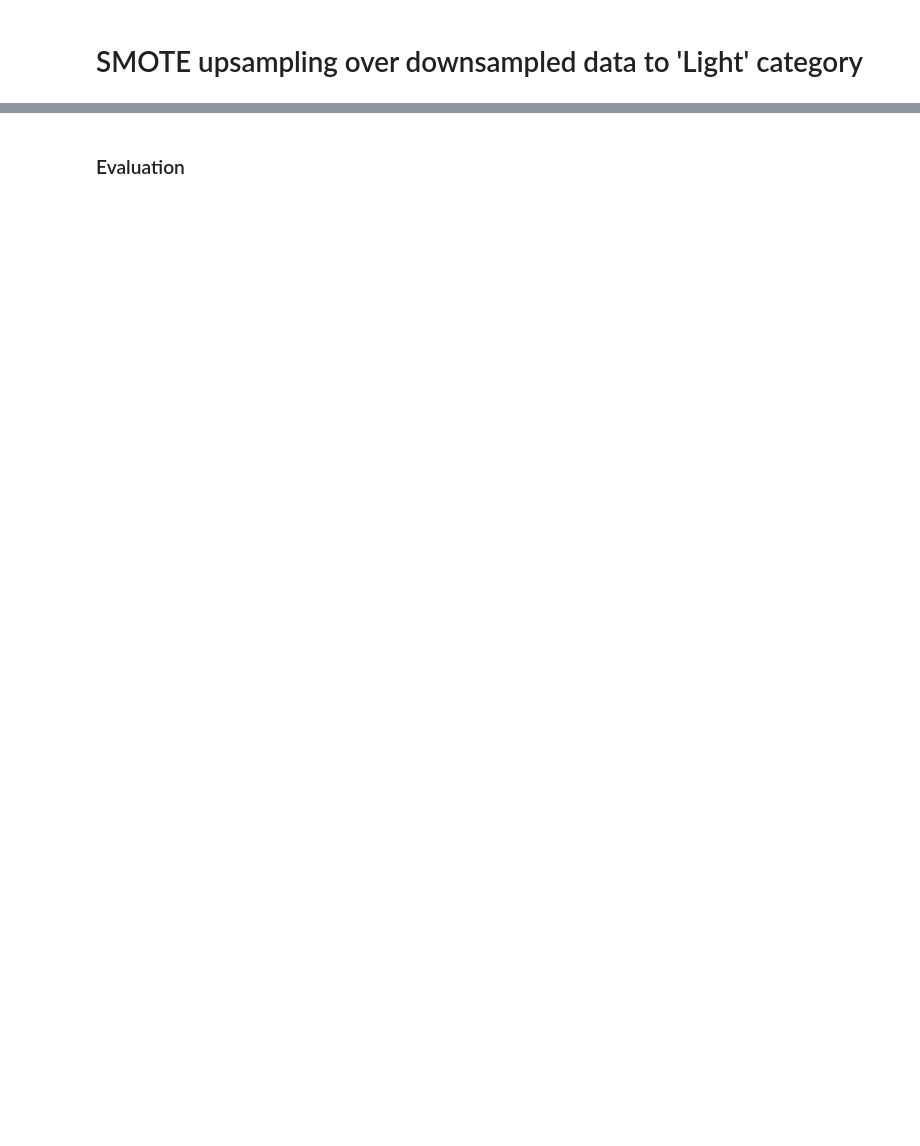
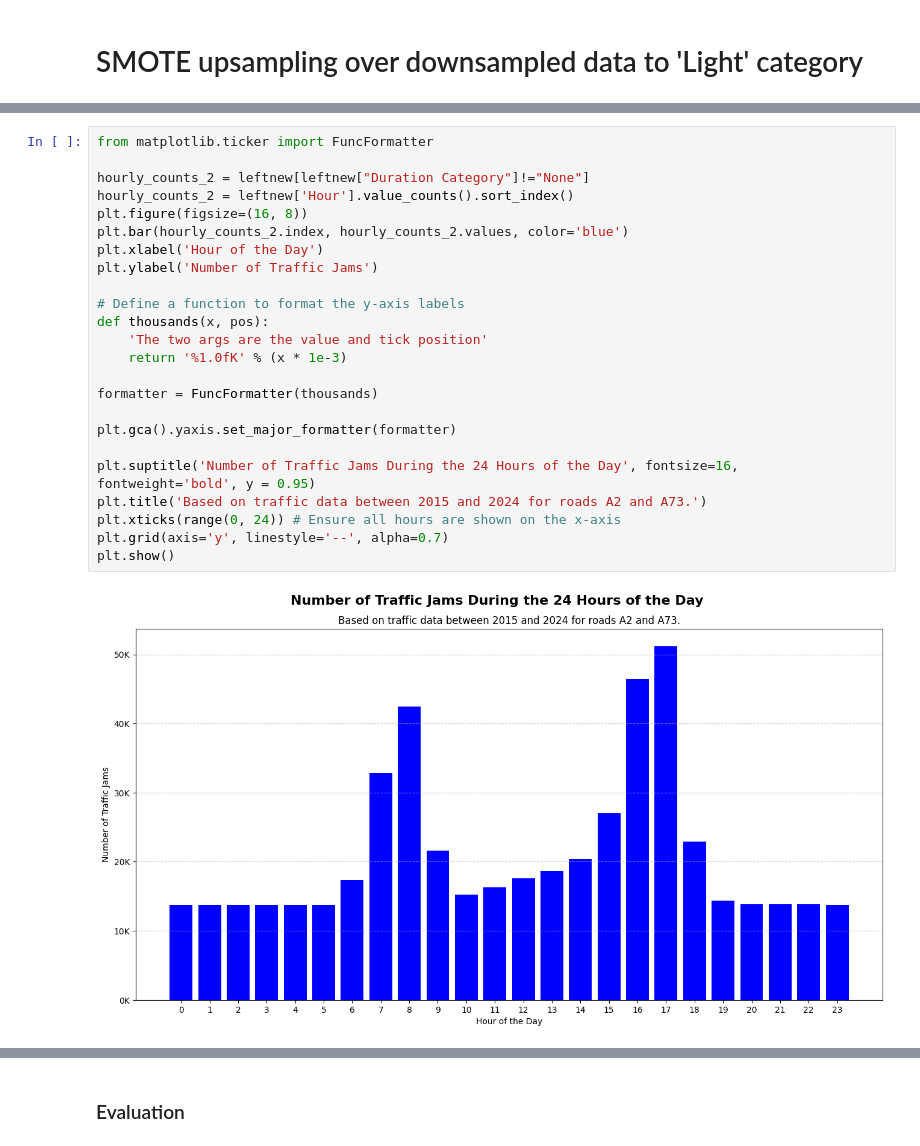
Before and after one commit to mhristev/TodayAI, a Jupyter notebook: MainFileNew.ipynb, the cells around one changed output, grey strips where cells are left out. Drawn from its saved outputs; the diff is of its cells as text; blank space fills up the shorter version.

```diff
--- a/MainFileNew.ipynb
+++ b/MainFileNew.ipynb
@@ -1132 +1131,27 @@ resampled_data
+# %%
+from matplotlib.ticker import FuncFormatter
+
+hourly_counts_2 = leftnew[leftnew["Duration Category"]!="None"]
+hourly_counts_2 = leftnew['Hour'].value_counts().sort_index()
+plt.figure(figsize=(16, 8))
+plt.bar(hourly_counts_2.index, hourly_counts_2.values, color='blue')
+plt.xlabel('Hour of the Day')
+plt.ylabel('Number of Traffic Jams')
+
+# Define a function to format the y-axis labels
+def thousands(x, pos):
+    'The two args are the value and tick position'
+    return '%1.0fK' % (x * 1e-3)
+
+formatter = FuncFormatter(thousands)
+
+plt.gca().yaxis.set_major_formatter(formatter)
+
+plt.suptitle('Number of Traffic Jams During the 24 Hours of the Day', fontsize=16, fontweight='bold', y = 0.95)
+plt.title('Based on traffic data between 2015 and 2024 for roads A2 and A73.')
+plt.xticks(range(0, 24)) # Ensure all hours are shown on the x-axis
+plt.grid(axis='y', linestyle='--', alpha=0.7)
+plt.show()
+# %% [output]
+[figure, added]
 # %%
```
Also changed, not shown: parts of 51 cells of this notebook, 1 other file.
